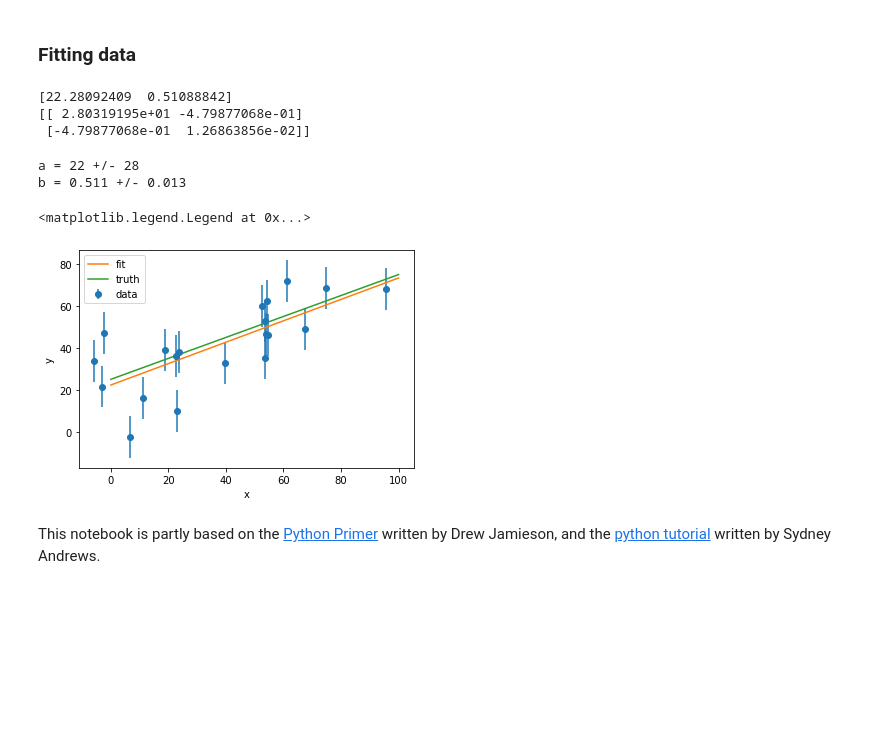
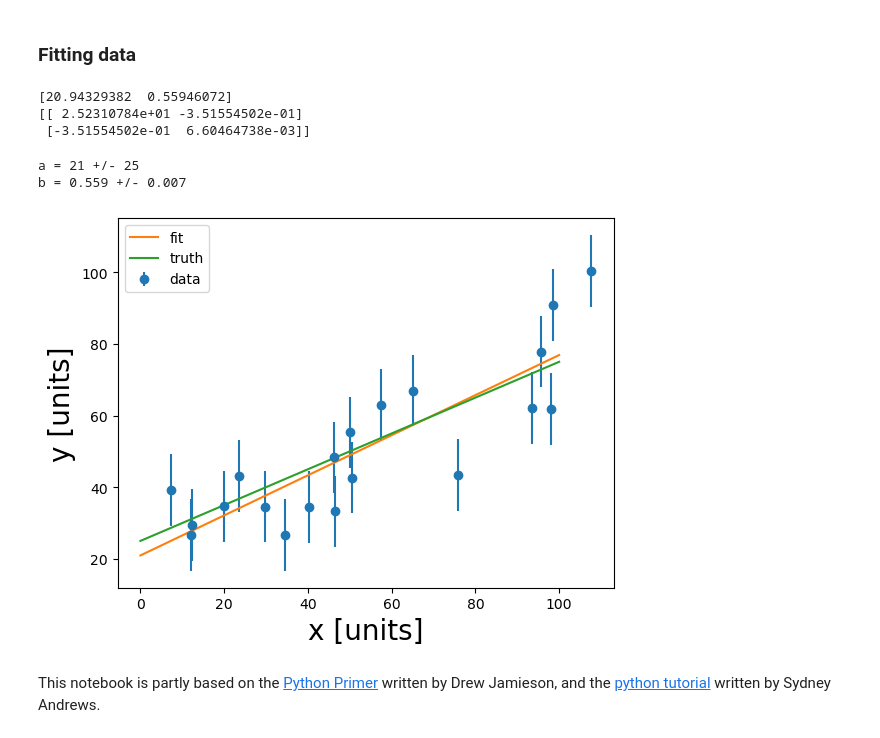
Before and after one commit to anjavdl/PHY517_AST443, a Jupyter notebook: tutorials/Python Primer notebook.ipynb, the cells around one changed output. Saved outputs shown, nothing was run; the diff lists cells and outputs as text; code cells hidden in the pictures; blank space fills up the shorter version.

Commit message:
updated to Simon's python tutorials

```diff
--- a/tutorials/Python Primer notebook.ipynb
+++ b/tutorials/Python Primer notebook.ipynb
@@ -326,7 +369,10 @@ Text(0, 0.5, 'y')
 from scipy.optimize import curve_fit
 
 # define the function to be fit - here, a straight line
-def func(x,a,b):
+def func(x, a, b):
+    """
+    a line with a + b*x
+    """
     return a+b*x
 
 # performs the fit
@@ -338,9 +384,9 @@ best_vals, covar = curve_fit(func, xdata, ydata, sigma=sigdata)
 print(best_vals)
 print(covar)
 # %% [output]
-[22.28092409  0.51088842]
-[[ 2.80319195e+01 -4.79877068e-01]
- [-4.79877068e-01  1.26863856e-02]]
+[20.94329382  0.55946072]
+[[ 2.52310784e+01 -3.51554502e-01]
+ [-3.51554502e-01  6.60464738e-03]]
 # %%
 # thus, the best-fit intercept is:
 a = best_vals[0]
@@ -349,31 +395,31 @@ print(f'a = {a:.0f} +/- {covar[0,0]:.0f}')
 b = best_vals[1]
 print(f'b = {b:.3f} +/- {covar[1,1]:.3f}')
 # %% [output]
-a = 22 +/- 28
-b = 0.511 +/- 0.013
+a = 21 +/- 25
+b = 0.559 +/- 0.007
 # %%
 # now, let's plot the data along with the best fit:
 
 # actual data:
 plt.errorbar(xdata, ydata, yerr=sigdata,fmt='o', label="data")
 
 # generate "data" that shows best-fit line:
 x = np.linspace(0, 100, num=100)
 yfit = func(x,a,b)
 plt.plot(x,yfit,label="fit")
 # NOTE:  we are not plotting the confidence interval of the
 # full fit here, which gets quite complicated
 
 # also show true relation:
 ytrue = func(x,a_true,b_true)
 plt.plot(x,ytrue,label="truth")
 
-plt.xlabel('x')
-plt.ylabel('y')
+plt.xlabel('x [units]', fontsize=20)
+plt.ylabel('y [units]', fontsize=20)
 
 plt.legend()
+plt.show()
 # %% [output]
-<matplotlib.legend.Legend at 0x...>
-[figure, old version]
+[figure, new version]
 # %% [markdown]
-This notebook is partly based on the [Python Primer](https://github.com/anjavdl/PHY517_AST443/blob/master/documents/python_primer.pdf) written by Drew Jamieson, and the [python tutorial](https://github.com/anjavdl/PHY517_AST443/blob/master/tutorials/python_tutorial/Astro_Lab_Python_Tutorial.ipynb) written by Sydney Andrews.
+This notebook is partly based on the [Python Primer](https://github.com/sibirrer/PHY517_AST443/blob/main/documents/python_primer.pdf) written by Drew Jamieson, and the [python tutorial](https://github.com/sibirrer/PHY517_AST443/blob/main/tutorials/python_tutorial/Astro_Lab_Python_Tutorial.ipynb) written by Sydney Andrews.
```
Also changed, not shown: parts of 21 cells of this notebook, 2 other files.
